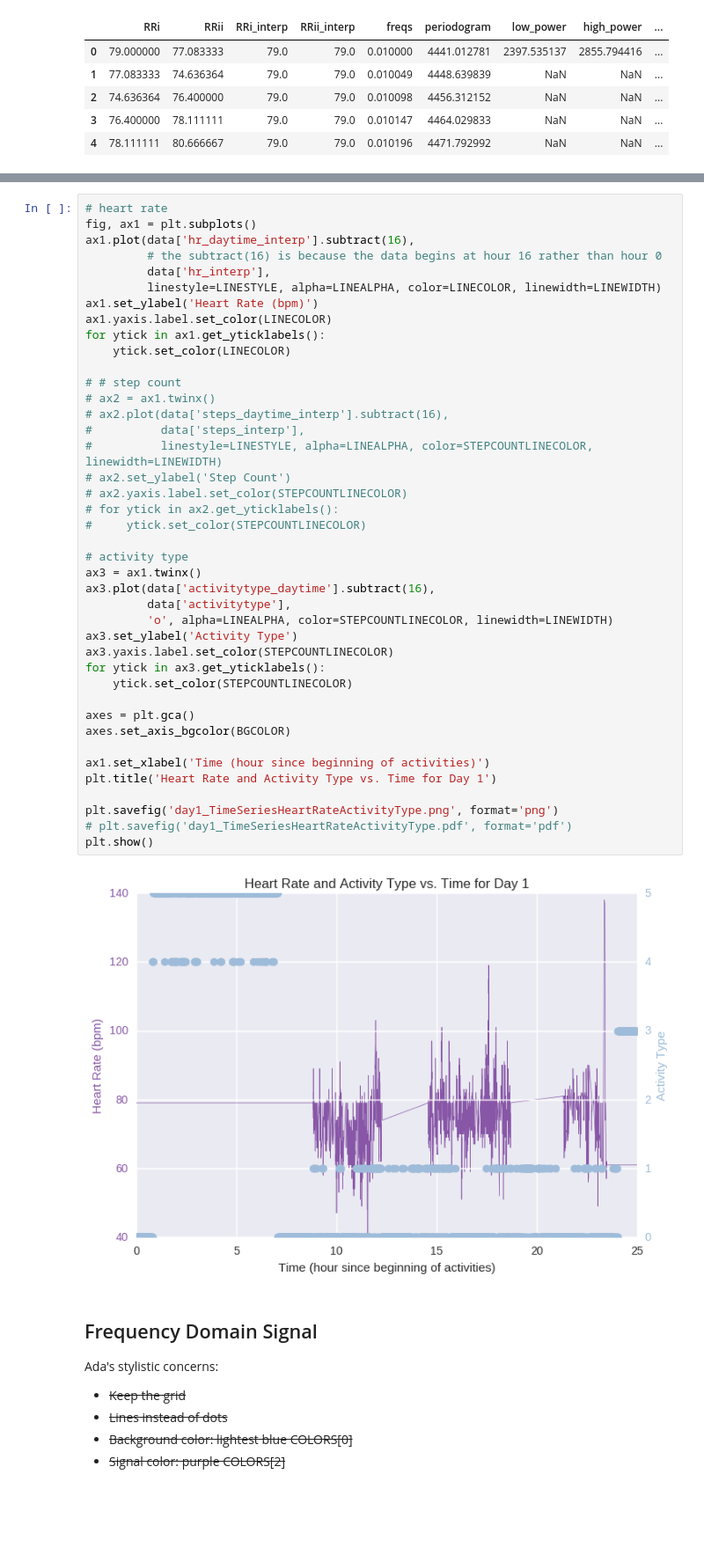
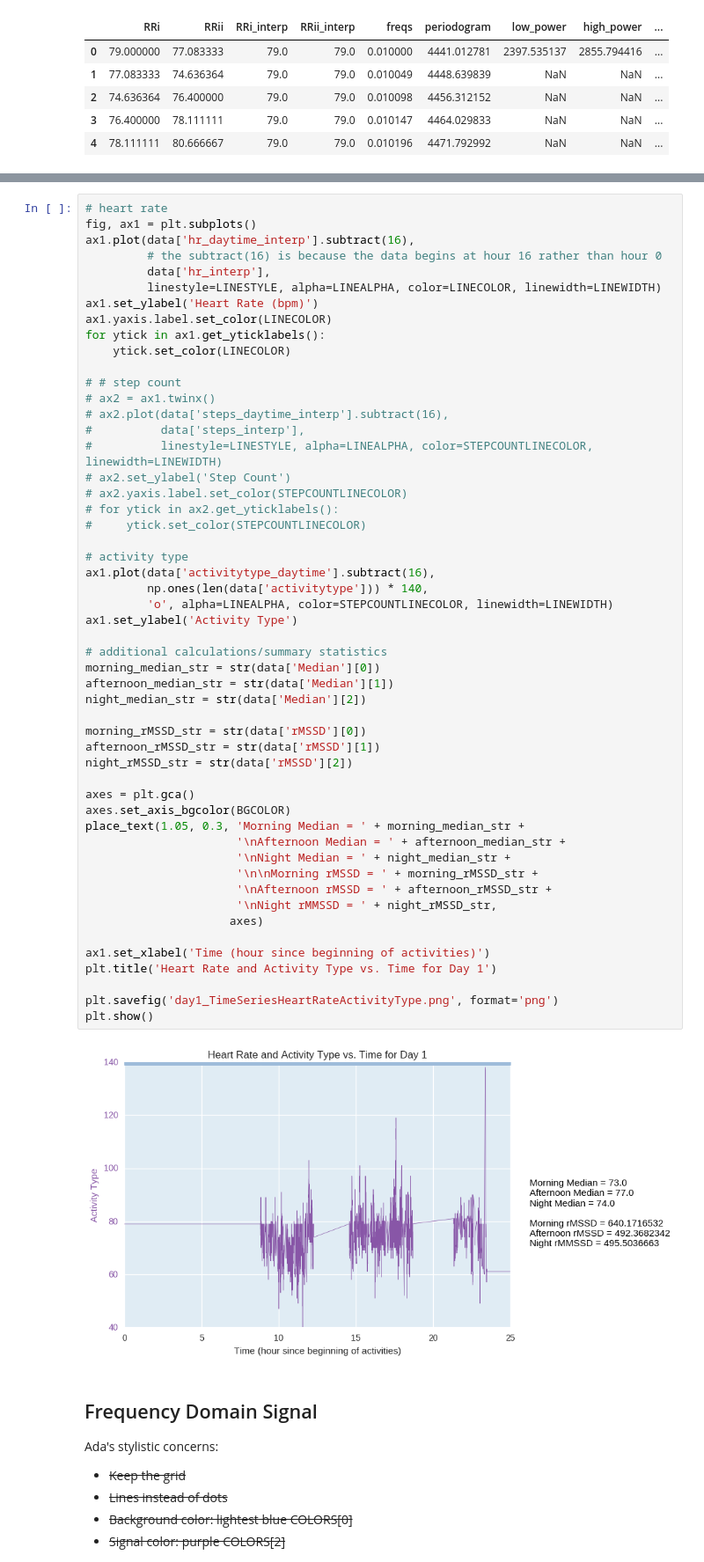
Before and after one commit to terrrychan/PHS-Project, a Jupyter notebook: Visualizations.ipynb, the cells around one changed output, grey strips where cells are left out. Shown: that part at 88% size. Drawn from its saved outputs; the diff is of its cells as text; blank space fills up the shorter version.

Commit message:
morning, afternoon, night values for summary statistics; activity type color-coding WIP

```diff
--- a/Visualizations.ipynb
+++ b/Visualizations.ipynb
@@ -89,42 +85,53 @@ ax1.plot(data['hr_daytime_interp'].subtract(16),
          # the subtract(16) is because the data begins at hour 16 rather than hour 0
          data['hr_interp'],
          linestyle=LINESTYLE, alpha=LINEALPHA, color=LINECOLOR, linewidth=LINEWIDTH)
 ax1.set_ylabel('Heart Rate (bpm)')
 ax1.yaxis.label.set_color(LINECOLOR)
 for ytick in ax1.get_yticklabels():
     ytick.set_color(LINECOLOR)
 
 # # step count
 # ax2 = ax1.twinx()
 # ax2.plot(data['steps_daytime_interp'].subtract(16),
 #          data['steps_interp'],
 #          linestyle=LINESTYLE, alpha=LINEALPHA, color=STEPCOUNTLINECOLOR, linewidth=LINEWIDTH)
 # ax2.set_ylabel('Step Count')
 # ax2.yaxis.label.set_color(STEPCOUNTLINECOLOR)
 # for ytick in ax2.get_yticklabels():
 #     ytick.set_color(STEPCOUNTLINECOLOR)
 
 # activity type
-ax3 = ax1.twinx()
-ax3.plot(data['activitytype_daytime'].subtract(16),
-         data['activitytype'],
+ax1.plot(data['activitytype_daytime'].subtract(16),
+         np.ones(len(data['activitytype'])) * 140,
          'o', alpha=LINEALPHA, color=STEPCOUNTLINECOLOR, linewidth=LINEWIDTH)
-ax3.set_ylabel('Activity Type')
-ax3.yaxis.label.set_color(STEPCOUNTLINECOLOR)
-for ytick in ax3.get_yticklabels():
-    ytick.set_color(STEPCOUNTLINECOLOR)
+ax1.set_ylabel('Activity Type')
+
+# additional calculations/summary statistics
+morning_median_str = str(data['Median'][0])
+afternoon_median_str = str(data['Median'][1])
+night_median_str = str(data['Median'][2])
+
+morning_rMSSD_str = str(data['rMSSD'][0])
+afternoon_rMSSD_str = str(data['rMSSD'][1])
+night_rMSSD_str = str(data['rMSSD'][2])
 
 axes = plt.gca()
 axes.set_axis_bgcolor(BGCOLOR)
+place_text(1.05, 0.3, 'Morning Median = ' + morning_median_str +
+                      '\nAfternoon Median = ' + afternoon_median_str +
+                      '\nNight Median = ' + night_median_str +
+                      '\n\nMorning rMSSD = ' + morning_rMSSD_str +
+                      '\nAfternoon rMSSD = ' + afternoon_rMSSD_str +
+                      '\nNight rMMSSD = ' + night_rMSSD_str,
+                     axes)
 
 ax1.set_xlabel('Time (hour since beginning of activities)')
 plt.title('Heart Rate and Activity Type vs. Time for Day 1')
 
 plt.savefig('day1_TimeSeriesHeartRateActivityType.png', format='png')
-# plt.savefig('day1_TimeSeriesHeartRateActivityType.pdf', format='pdf')
 plt.show()
 # %% [output]
-[figure, old version]
+[figure, new version]
 # %% [markdown]
 ## Frequency Domain Signal
 
```
Also changed, not shown: parts of 8 cells of this notebook, 3 other files.
